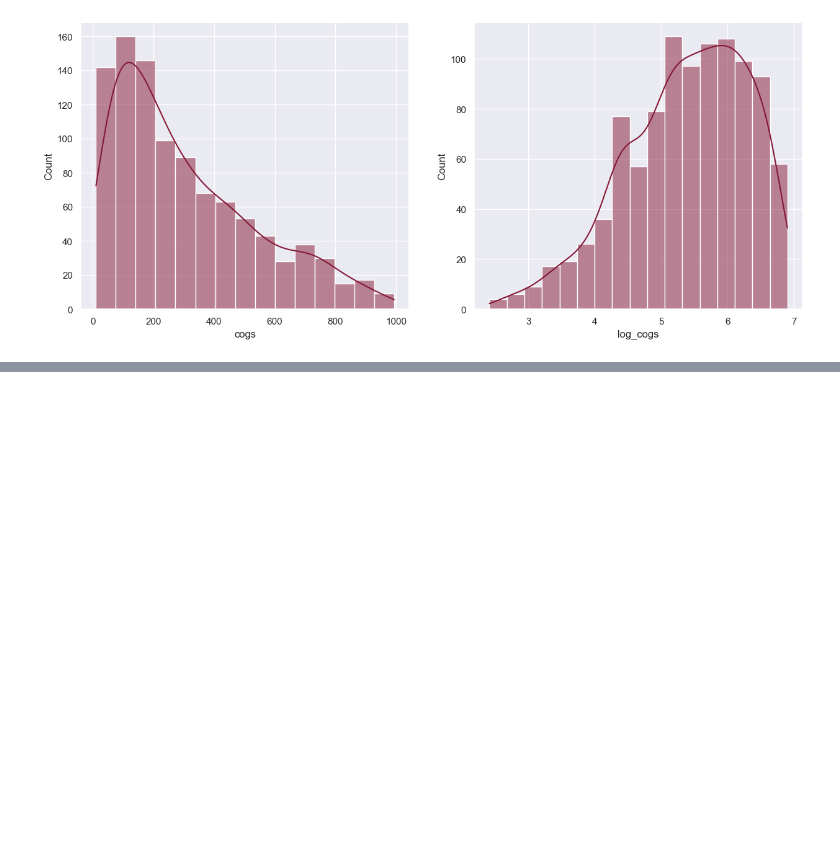
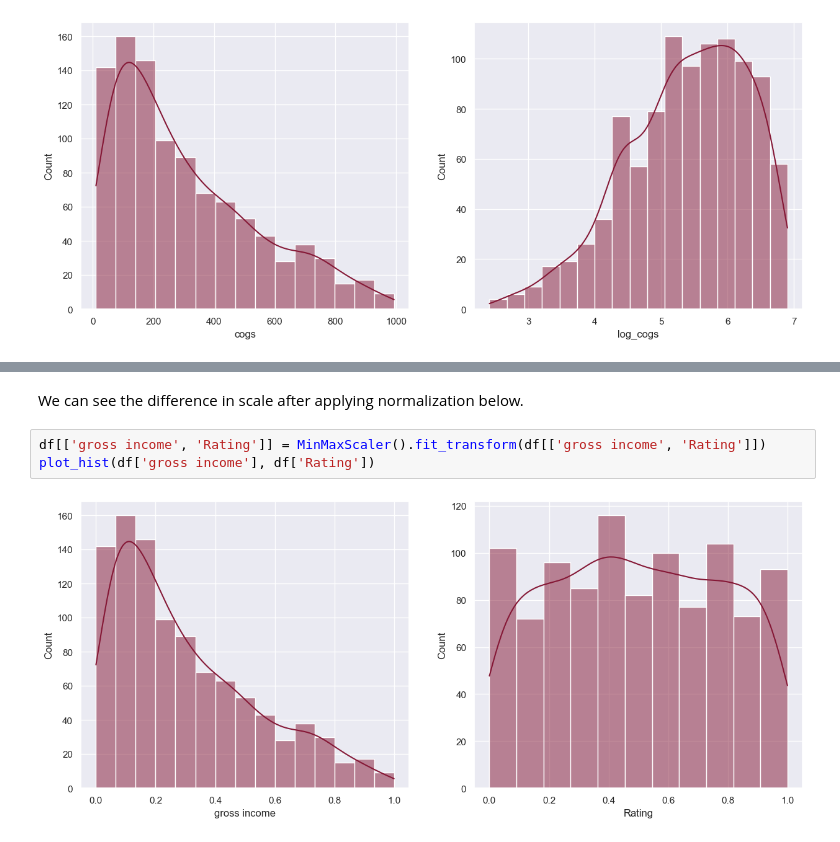
Before and after one commit to crdcamp/ml-learning-linear-regression-feature-engineering, a Jupyter notebook: feature_engineering_intro.ipynb, the cells around one changed output, grey strips where cells are left out. Saved outputs shown, nothing was run; the diff lists cells and outputs as text; blank space fills up the shorter version.

```diff
--- a/feature_engineering_intro.ipynb
+++ b/feature_engineering_intro.ipynb
@@ -187,0 +213,7 @@ sns.histplot(df['log_cogs'], ax=ax2, kde=True)
+# %% [markdown]
+We can see the difference in scale after applying normalization below.
+# %%
+df[['gross income', 'Rating']] = MinMaxScaler().fit_transform(df[['gross income', 'Rating']])
+plot_hist(df['gross income'], df['Rating'])
+# %% [output]
+[figure, added]
```
Also changed, not shown: parts of 12 cells of this notebook.
